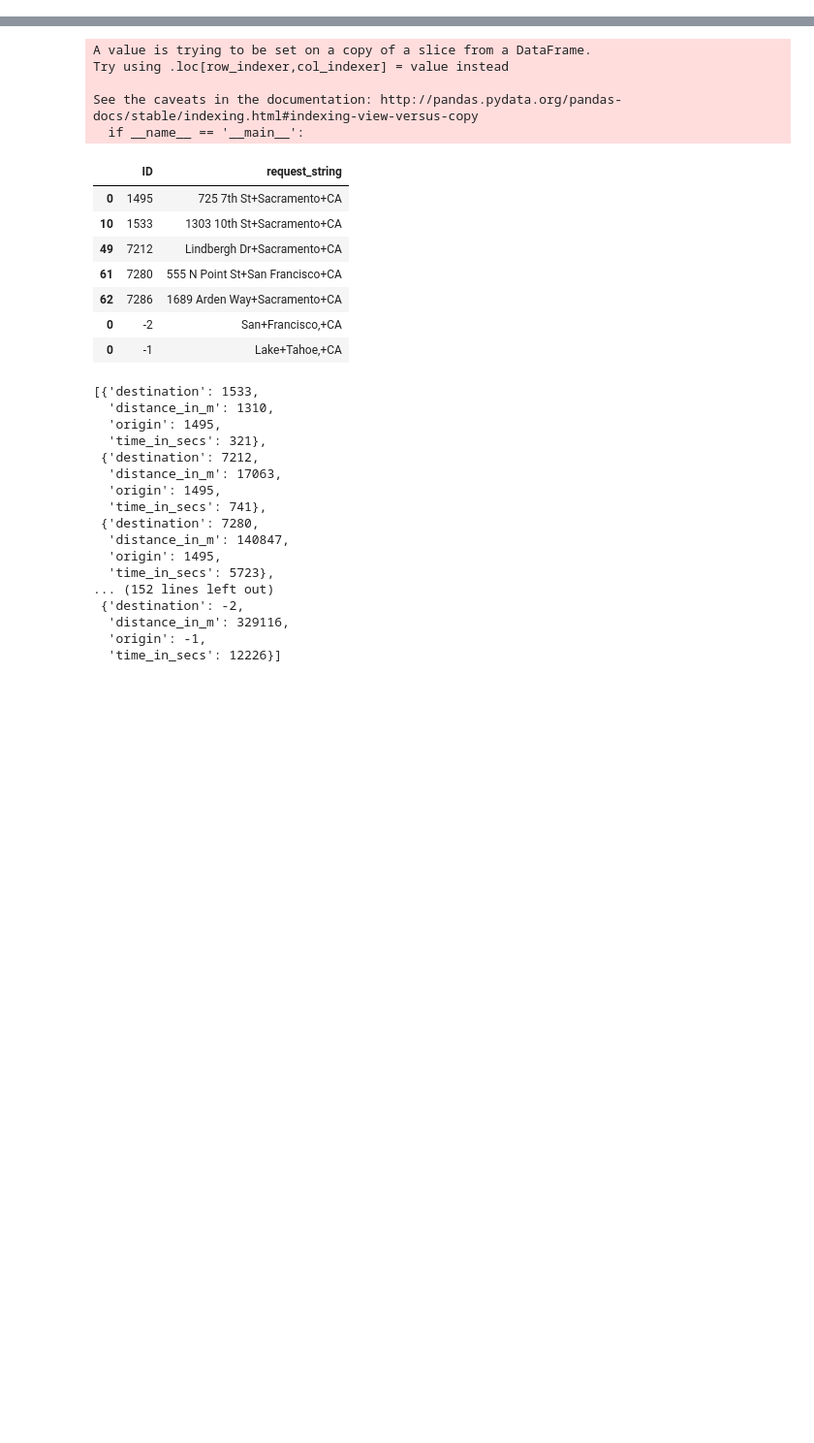
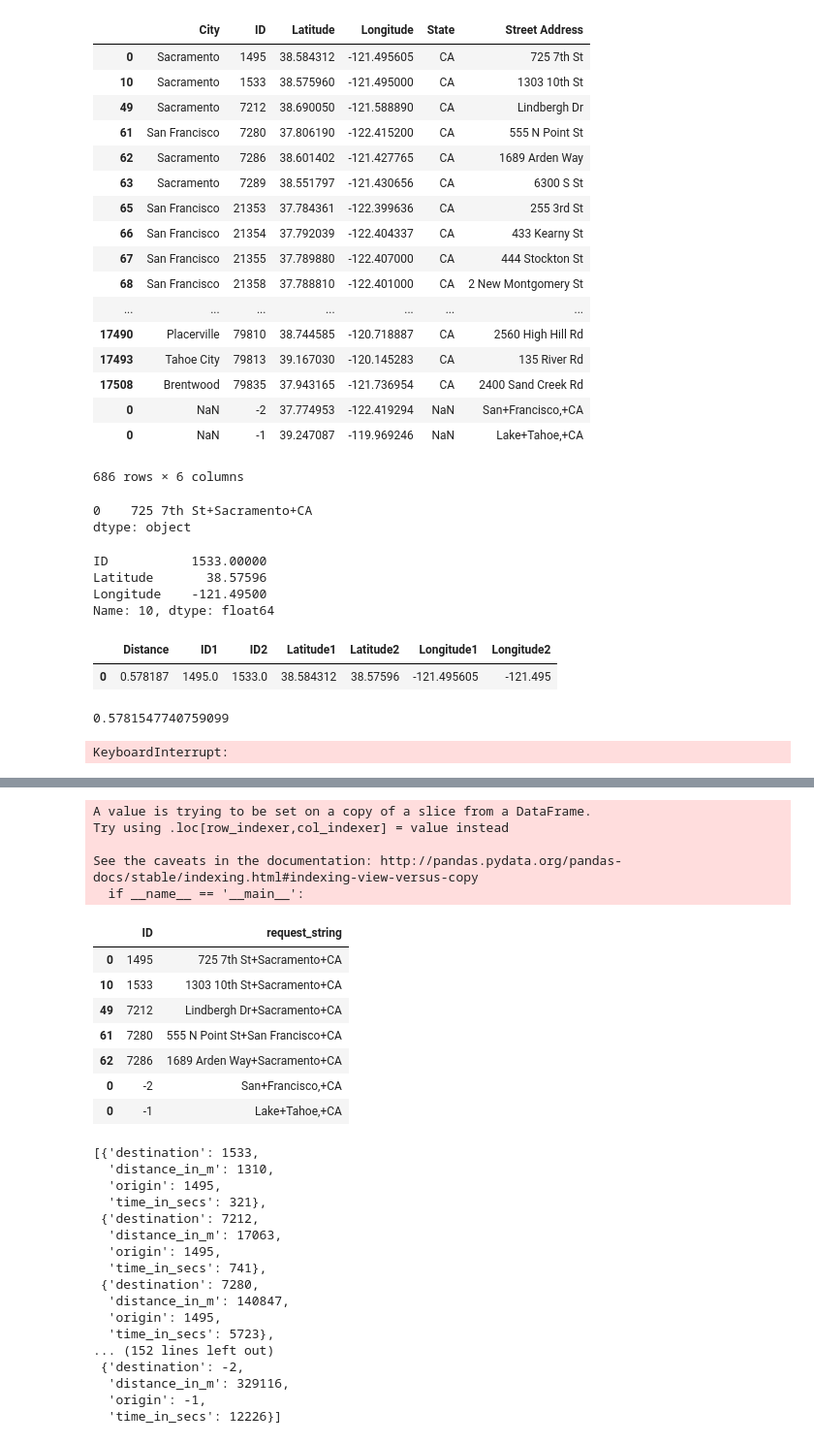
Before and after one commit to nathantchan/electric-trip-planner, a Jupyter notebook: Data Requester.ipynb, the cells around one changed output, grey strips where cells are left out. Shown at 97% size. Drawn from its saved outputs; the diff is of its cells as text; code cells hidden in the pictures; blank space fills up the shorter version.

```diff
--- a/Data Requester.ipynb
+++ b/Data Requester.ipynb
@@ -9,7 +9,7 @@ maps_url = "https://maps.googleapis.com/maps/api/directions/json"
 params = {
     "origin": "San+Francisco,+CA",
     "destination": "Lake+Tahoe,+CA",
-    "key": "AIzaSyD1eFjwqRu21WRxk3_chL4YaZNf40RXKh8"
+    "key": "AIzaSyCj6u6Vo0x4hIBrQBxDdUIZeb1AKSGV95c"
 }
 b = rq.get(maps_url, params=params)
 j = b.json()
@@ -16,3 +40,7 @@ j = b.json()
 # %%
+r = j['routes']
 sw = r[0]['bounds']['southwest']
 ne = r[0]['bounds']['northeast']
+# %%
+start = r[0]['legs'][0]['start_location']
+end = r[0]['legs'][0]['end_location']
@@ -21,0 +75,32 @@ stations = a[(a['Latitude'] >= sw['lat']) & (a['Latitude'] <= ne['lat']) &
+# %%
+locations_short = stations.loc[:,['ID','Street Address', 'City', 'State', 'Latitude','Longitude',]]
+# %%
+locations = locations_short.append(pd.DataFrame({'ID': -2, 'Street Address': params['origin'], 'Latitude': start['lat'], 'Longitude': start['lng']}, index=[0]))
+locations = locations.append(pd.DataFrame({'ID': -1, 'Street Address': params['destination'], 'Latitude': end['lat'], 'Longitude': end['lng']}, index=[0]))
+locations
+# %% [output]
+|  | City | ID | Latitude | Longitude | State | Street Address |
+| 0 | Sacramento | 1495 | 38.584312 | -121.495605 | CA | 725 7th St |
+| 10 | Sacramento | 1533 | 38.575960 | -121.495000 | CA | 1303 10th St |
+| 49 | Sacramento | 7212 | 38.690050 | -121.588890 | CA | Lindbergh Dr |
+| 61 | San Francisco | 7280 | 37.806190 | -122.415200 | CA | 555 N Point St |
+| 62 | Sacramento | 7286 | 38.601402 | -121.427765 | CA | 1689 Arden Way |
+| 63 | Sacramento | 7289 | 38.551797 | -121.430656 | CA | 6300 S St |
+| 65 | San Francisco | 21353 | 37.784361 | -122.399636 | CA | 255 3rd St |
+| 66 | San Francisco | 21354 | 37.792039 | -122.404337 | CA | 433 Kearny St |
+| 67 | San Francisco | 21355 | 37.789880 | -122.407000 | CA | 444 Stockton St |
+| 68 | San Francisco | 21358 | 37.788810 | -122.401000 | CA | 2 New Montgomery St |
+| ... | ... | ... | ... | ... | ... | ... |
+| 17490 | Placerville | 79810 | 38.744585 | -120.718887 | CA | 2560 High Hill Rd |
+| 17493 | Tahoe City | 79813 | 39.167030 | -120.145283 | CA | 135 River Rd |
+| 17508 | Brentwood | 79835 | 37.943165 | -121.736954 | CA | 2400 Sand Creek Rd |
+| 0 | NaN | -2 | 37.774953 | -122.419294 | NaN | San+Francisco,+CA |
+| 0 | NaN | -1 | 39.247087 | -119.969246 | NaN | Lake+Tahoe,+CA |
+686 rows × 6 columns
+# %%
+a = stations[stations['ID'] == 1495]
+query_string = a['Street Address'] + "+" + a['City'] + "+" + a['State']
+query_string
+# %% [output]
+0    725 7th St+Sacramento+CA
+dtype: object
@@ -21,0 +111,7 @@ stations = a[(a['Latitude'] >= sw['lat']) & (a['Latitude'] <= ne['lat']) &
+# %%
+locations_shorter.iloc[1,]
+# %% [output]
+ID           1533.00000
+Latitude       38.57596
+Longitude    -121.49500
+Name: 10, dtype: float64
@@ -21,0 +132,5 @@ stations = a[(a['Latitude'] >= sw['lat']) & (a['Latitude'] <= ne['lat']) &
+# %%
+data_f
+# %% [output]
+|  | Distance | ID1 | ID2 | Latitude1 | Latitude2 | Longitude1 | Longitude2 |
+| 0 | 0.578187 | 1495.0 | 1533.0 | 38.584312 | 38.57596 | -121.495605 | -121.495 |
@@ -21,0 +139,21 @@ stations = a[(a['Latitude'] >= sw['lat']) & (a['Latitude'] <= ne['lat']) &
+# %%
+d.miles
+# %% [output]
+0.5781547740759099
+# %%
+for i in range(len(locations_shorter)):
+    for j in range(len(locations_shorter)):
+        if i > 0 and j > 1 and i < j:
+            r1 = locations_shorter.iloc[i,]
+            r2 = locations_shorter.iloc[j,]
+            dist = great_circle( (r1.Latitude, r1.Longitude),
+                              (r2.Latitude, r2.Longitude))
+            data_f = data_f.append(pd.DataFrame( {'ID1': r1.ID,
+                               'Latitude1': r1.Latitude,
+                               'Longitude1': r1.Longitude,
+                               'ID2': r2.ID,
+                               'Latitude2': r2.Latitude,
+                               'Longitude2': r2.Longitude,
+                               'Distance': dist.miles}, index=[0]))
+# %% [output]
+KeyboardInterrupt:
```
Also changed, not shown: parts of 21 cells of this notebook, 6 other files.
